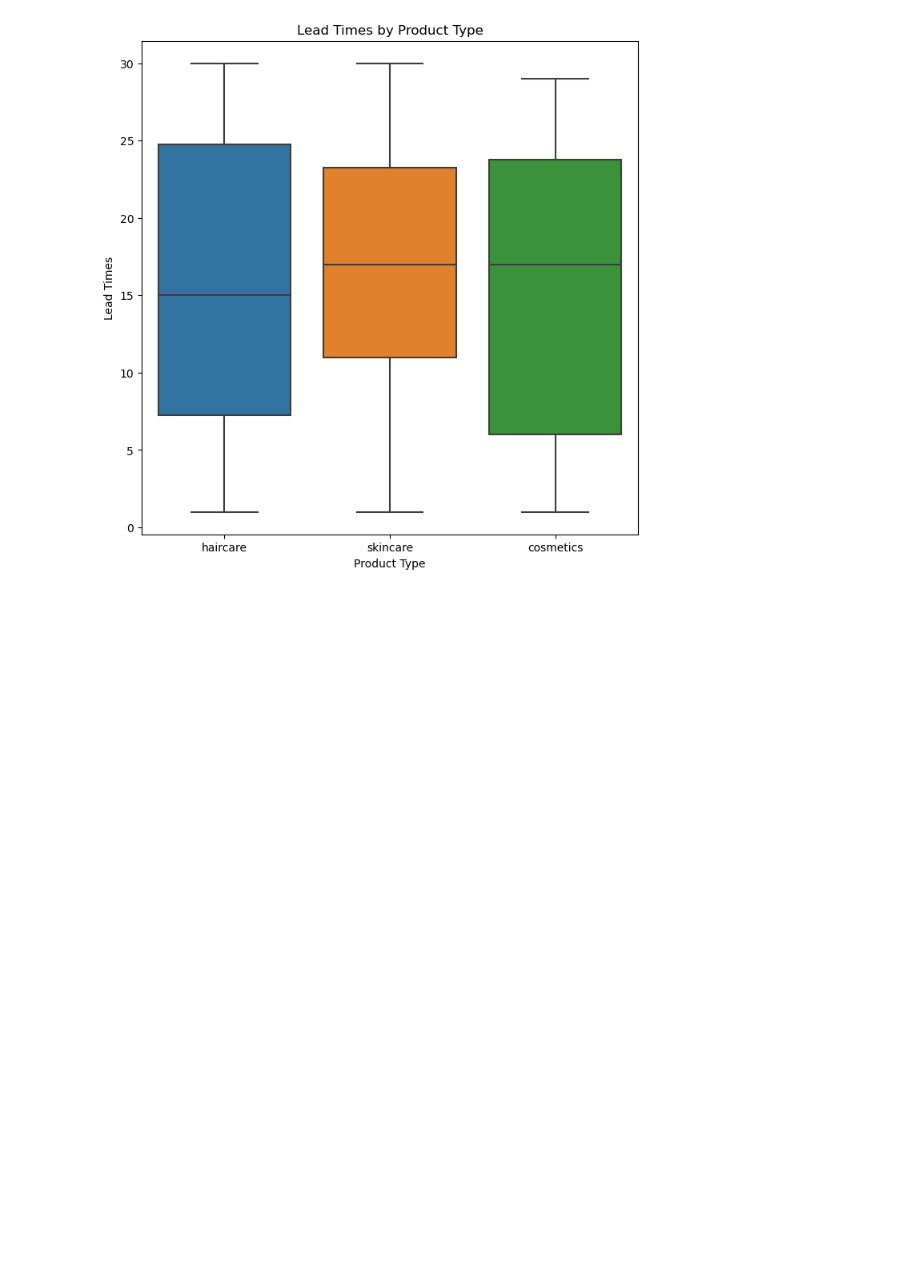
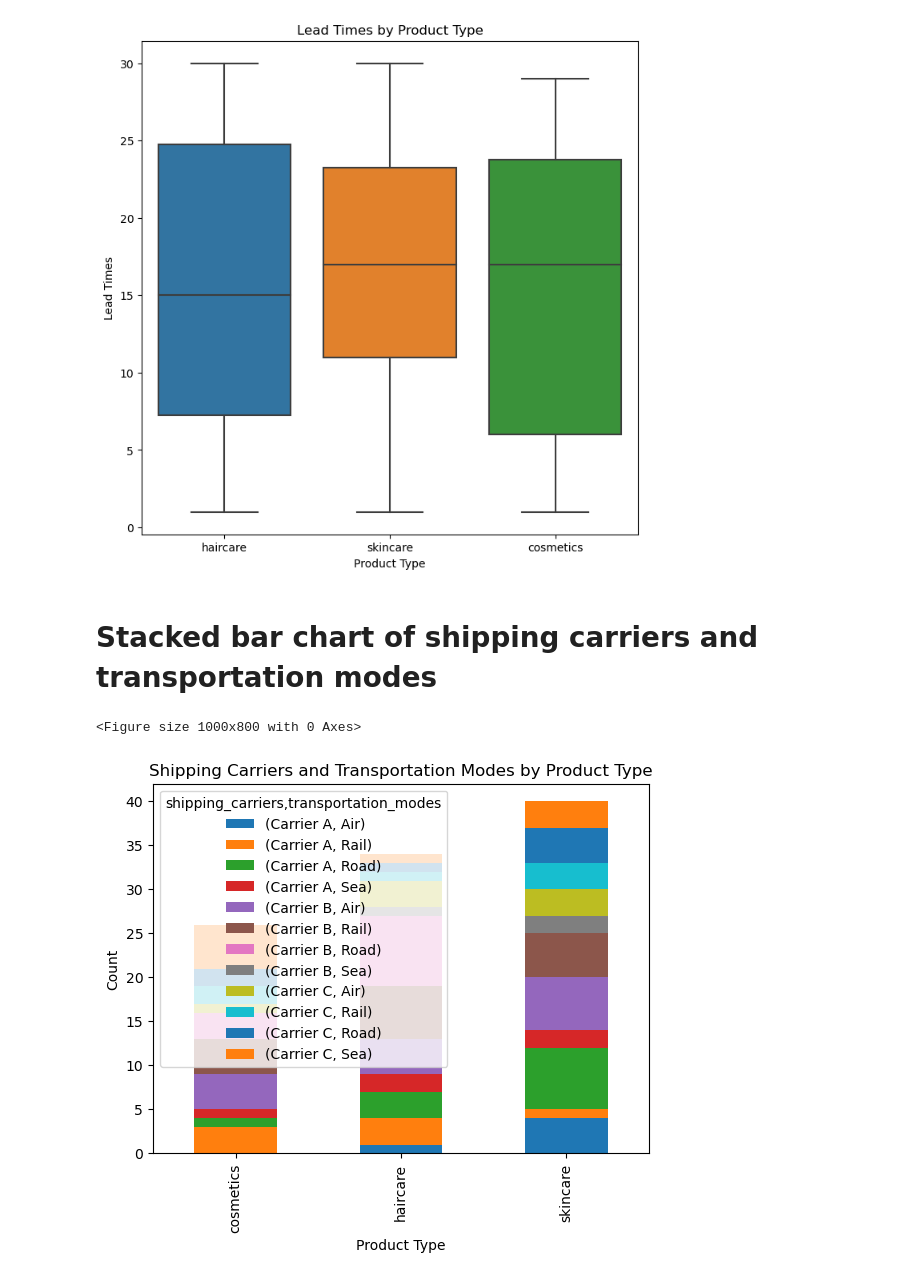
Before and after one commit to ram-polisetti/DataScience, a Jupyter notebook: Supplychain Projects/Visualization Projects/SupplychainDataInsights/supplychaindatainsightsvisualization.ipynb, the cells around one changed output. Drawn from its saved outputs; the diff is of its cells as text; code cells hidden in the pictures; blank space fills up the shorter version.

Commit message:
added stacked bar plot

```diff
--- a/Supplychain Projects/Visualization Projects/SupplychainDataInsights/supplychaindatainsightsvisualization.ipynb
+++ b/Supplychain Projects/Visualization Projects/SupplychainDataInsights/supplychaindatainsightsvisualization.ipynb
@@ -284,3 +284,16 @@ plt.title('Lead Times by Product Type')
 plt.show()
 # %% [output]
 [figure]
+# %% [markdown]
+# Stacked bar chart of shipping carriers and transportation modes
+# %%
+
+plt.figure(figsize=(10,8))
+pd.crosstab(data['product_type'], [data['shipping_carriers'], data['transportation_modes']]).plot(kind='bar', stacked=True)
+plt.xlabel('Product Type')
+plt.ylabel('Count')
+plt.title('Shipping Carriers and Transportation Modes by Product Type')
+plt.show()
+# %% [output]
+<Figure size 1000x800 with 0 Axes>
+[figure, added]
```
